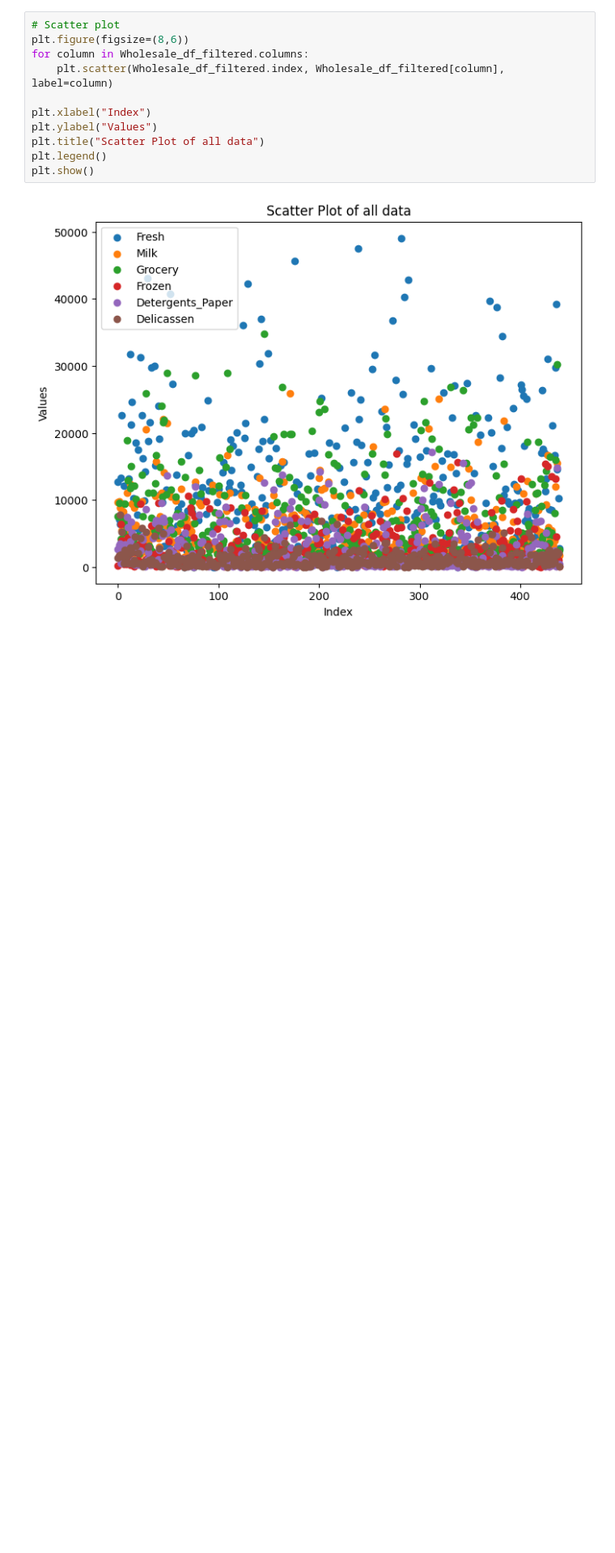
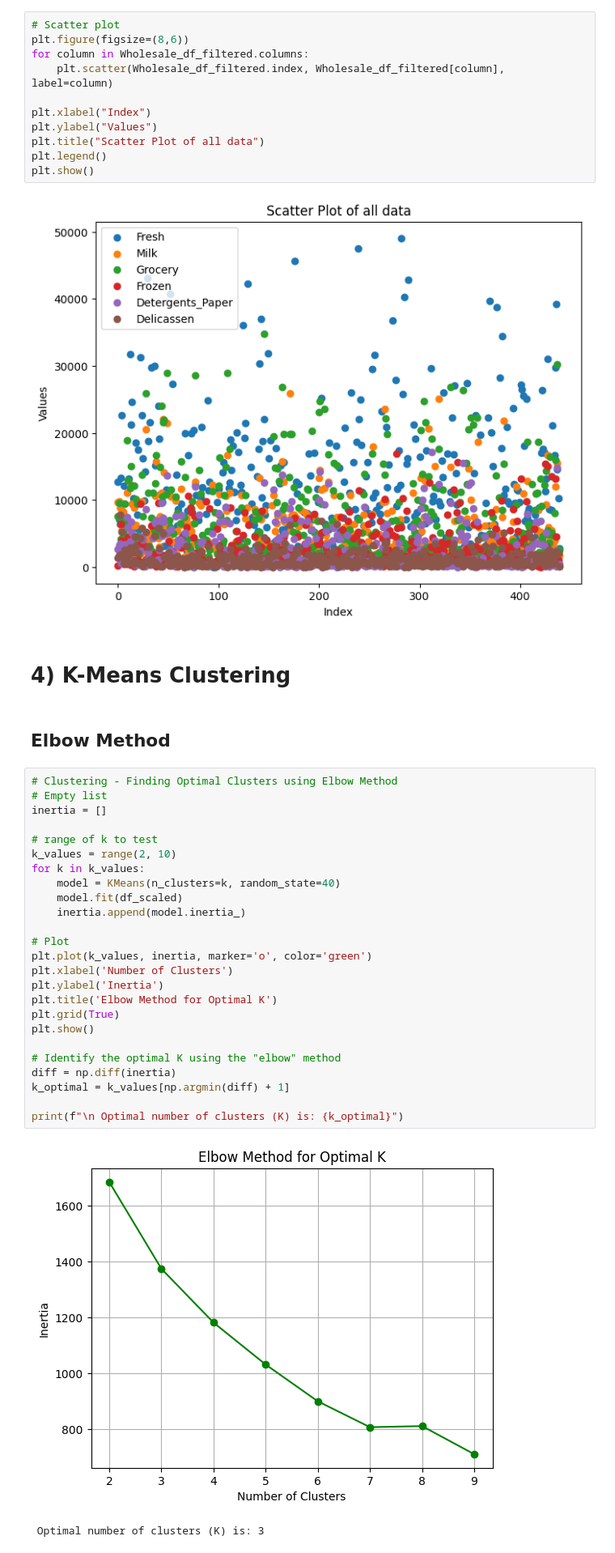
Before and after one commit to SobiaNoorAI/Wholesale-Customer-Segmentation-and-Spending-Behavior-Analysis-By-ML, a Jupyter notebook: K_Means_Clustering_Wholesale_Customers.ipynb, the cells around one changed output. Shown: that part at 81% size. Drawn from its saved outputs; the diff is of its cells as text; blank space fills up the shorter version.

Commit message:
K-means clustering: Elbow Method

```diff
--- a/K_Means_Clustering_Wholesale_Customers.ipynb
+++ b/K_Means_Clustering_Wholesale_Customers.ipynb
@@ -192,3 +194,35 @@ plt.legend()
 plt.show()
 # %% [output]
 [figure]
+# %% [markdown]
+# 4) K-Means Clustering
+# %% [markdown]
+## Elbow Method
+# %%
+# Clustering - Finding Optimal Clusters using Elbow Method
+# Empty list
+inertia = []
+
+# range of k to test
+k_values = range(2, 10)
+for k in k_values:
+    model = KMeans(n_clusters=k, random_state=40)
+    model.fit(df_scaled)
+    inertia.append(model.inertia_)
+
+# Plot
+plt.plot(k_values, inertia, marker='o', color='green')
+plt.xlabel('Number of Clusters')
+plt.ylabel('Inertia')
+plt.title('Elbow Method for Optimal K')
+plt.grid(True)
+plt.show()
+
+# Identify the optimal K using the "elbow" method
+diff = np.diff(inertia)
+k_optimal = k_values[np.argmin(diff) + 1]
+
+print(f"\n Optimal number of clusters (K) is: {k_optimal}")
+# %% [output]
+[figure, added]
+ Optimal number of clusters (K) is: 3
```
Also changed, not shown: parts of 3 cells of this notebook.
